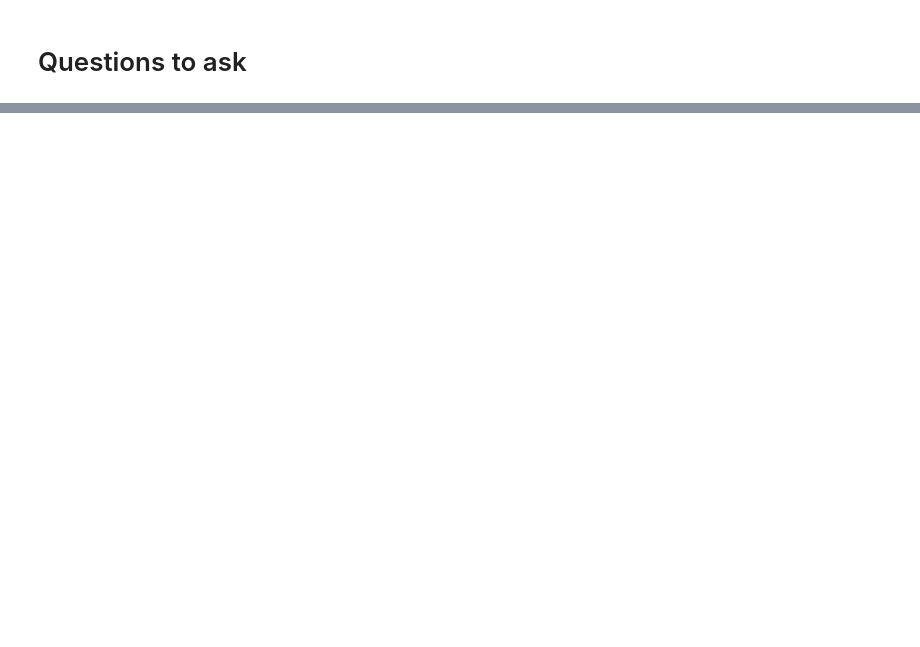
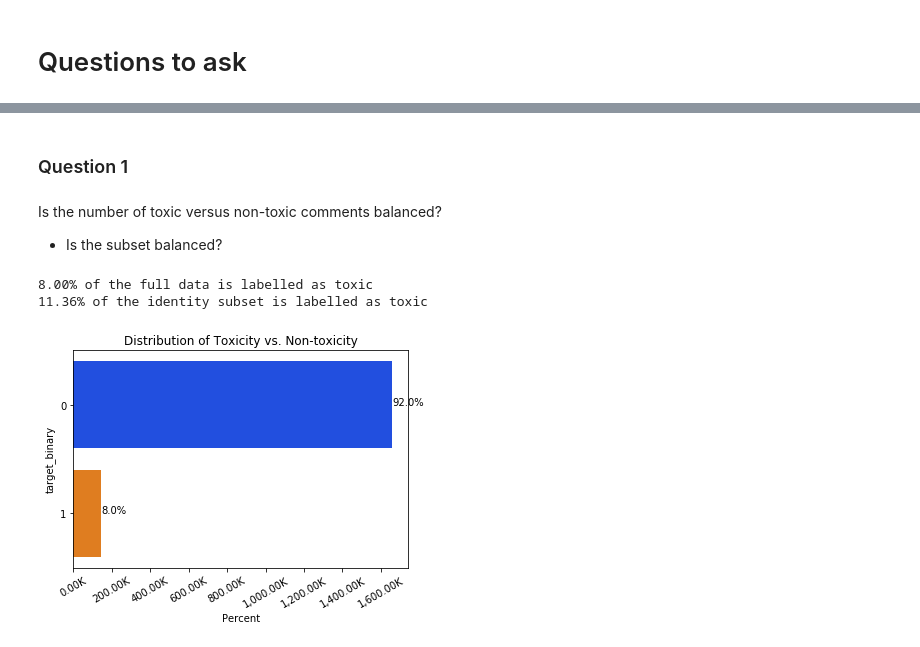
Before and after one commit to Esavoye/Data_Science_Career_Track, a Jupyter notebook: Capstone_1/Code/Capstone_1_EDA.ipynb, the cells around one changed output, grey strips where cells are left out. Cells and saved outputs as stored; diff of their text form; code cells hidden in the pictures; blank space fills up the shorter version.

```diff
--- a/Capstone_1/Code/Capstone_1_EDA.ipynb
+++ b/Capstone_1/Code/Capstone_1_EDA.ipynb
@@ -44 +82,4 @@ import matplotlib.pyplot as plt
 %matplotlib inline
+# %%
+# Seaborn selections
+sns.set_palette("bright")
@@ -81,4 +151,0 @@ unpickled_df.head()
-# %%
-# adding length of comments and word count of each comment
-unpickled_df['comment_len'] = unpickled_df['clean_text'].astype(str).swifter.apply(len)
-unpickled_df['word_count'] = unpickled_df['clean_text'].swifter.apply(lambda x: len(str(x).split()))
@@ -124,3 +151,0 @@ def remove_stopwords(list_of_words):
-# %%
-# remove stop words
-unpickled_df['clean_text_no_stpwd'] = unpickled_df['clean_text'].swifter.apply(lambda x: remove_stopwords(x))
@@ -142,0 +168,17 @@ slimmed_sample_subset_df.to_pickle(dst + '/slimmed_sample_subset_df.pkl')
+# %% [markdown]
+### Question 1
+# %% [markdown]
+Is the number of toxic versus non-toxic comments balanced?
+  - Is the subset balanced?
+# %%
+# adding features
+# google colab
+unpickled_df['word_count'] = unpickled_df['clean_text'].apply(lambda x: len(str(x).split()))
+unpickled_df['word_split'] = unpickled_df['clean_text'].apply(lambda x: str(x).split())
+unpickled_df['comment_len'] = unpickled_df['clean_text'].astype(str).apply(len)
+unpickled_df['target_binary'] = np.where(unpickled_df['target'] >= 0.5, 1, 0)
+
+#regular computer
+# unpickled_df['word_count'] = unpickled_df['clean_text'].swifter.apply(lambda x: len(str(x).split()))
+# unpickled_df['word_split'] = unpickled_df['clean_text'].swifter.apply(lambda x: str(x).split())
+# unpickled_df['comment_len'] = unpickled_df['clean_text'].astype(str).swifter.apply(len)
@@ -142,0 +192,32 @@ slimmed_sample_subset_df.to_pickle(dst + '/slimmed_sample_subset_df.pkl')
+# %%
+# Check ratio of non-toxic to toxic records
+toxic_ct = unpickled_df['target_binary'].value_counts()[1]
+nontoxic_ct = unpickled_df['target_binary'].value_counts()[0]
+total_ct = toxic_ct + nontoxic_ct
+
+print('{:.2%}'.format(toxic_ct/total_ct) + ' of the full data is labelled as toxic')
+
+toxic_ct2 = unpickled_df_slimmed['target_binary'].value_counts()[1]
+nontoxic_ct2 = unpickled_df_slimmed['target_binary'].value_counts()[0]
+total_ct2 = toxic_ct2 + nontoxic_ct2
+
+print('{:.2%}'.format(toxic_ct2/total_ct2) + ' of the identity subset is labelled as toxic')
+# %% [output]
+8.00% of the full data is labelled as toxic
+11.36% of the identity subset is labelled as toxic
+# %%
+# Full data set
+ax = sns.countplot(y="target_binary", data=unpickled_df)
+plt.title('Distribution of Toxicity vs. Non-toxicity')
+plt.xlabel('Percent')
+ax.set_xticklabels(ax.get_xticklabels(), rotation=30)
+ax.xaxis.set_major_formatter(mtick.FuncFormatter(lambda x, pos: '{:,.2f}'.format(x/1000) + 'K'))
+
+total = len(unpickled_df['target_binary'])
+for p in ax.patches:
+        percentage = '{:.1f}%'.format(100 * p.get_width()/total)
+        x = p.get_x() + p.get_width() + 0.02
+        y = p.get_y() + p.get_height()/2
+        ax.annotate(percentage, (x, y))
+# %% [output]
+[figure, added]
```
Also changed, not shown: parts of 75 cells of this notebook.
